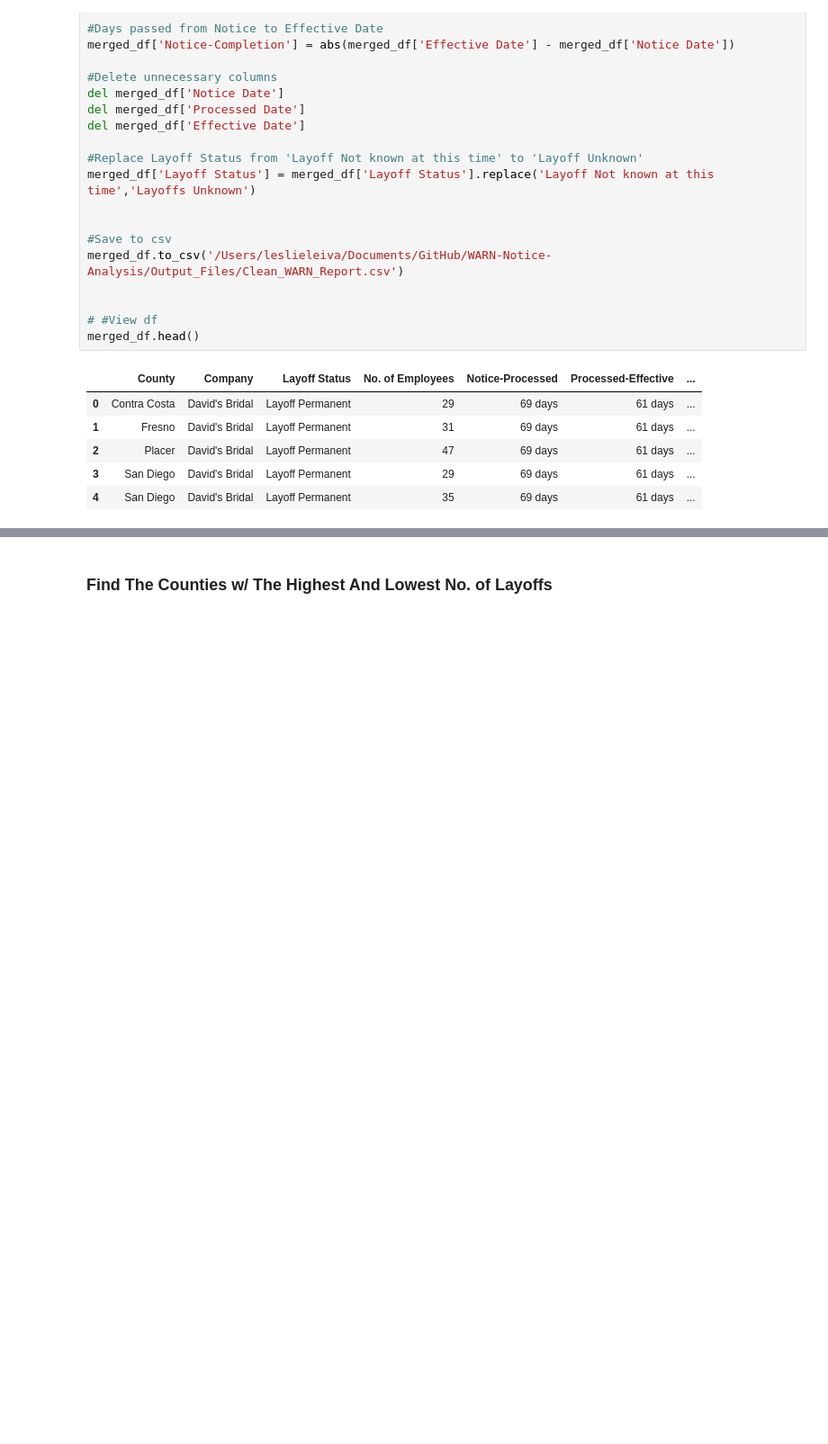
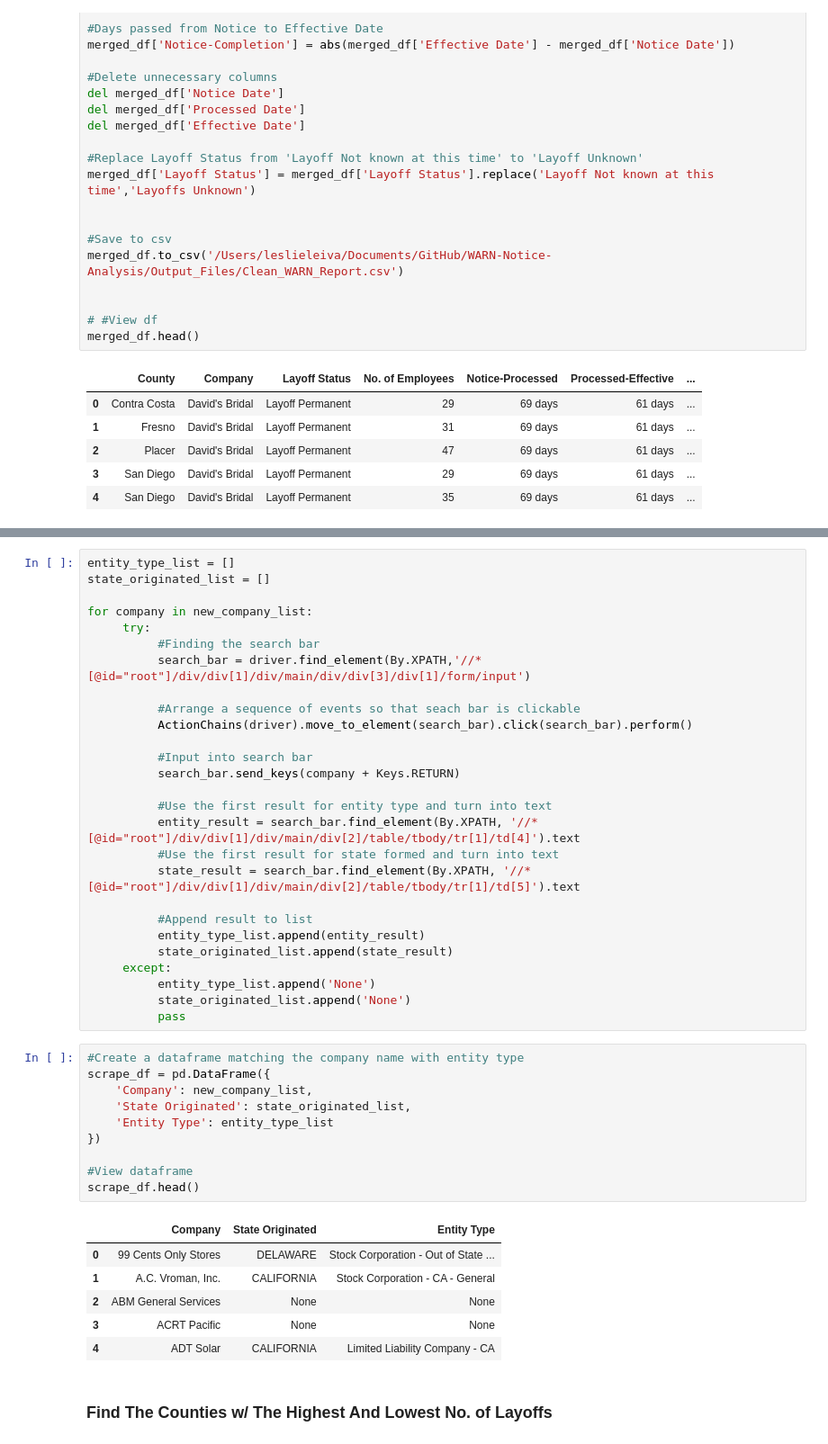
Before and after one commit to lleiva25/WARN-Notice-Analysis, a Jupyter notebook: WARN_Notice_Database_Analysis.ipynb, the cells around one changed output, grey strips where cells are left out. Shown at 90% size. Drawn from its saved outputs; the diff is of its cells as text; blank space fills up the shorter version.

Commit message:
Included webscraping for State Origin and Type

```diff
--- a/WARN_Notice_Database_Analysis.ipynb
+++ b/WARN_Notice_Database_Analysis.ipynb
@@ -891,3 +929,47 @@ merged_df.head()
+# %%
+entity_type_list = []
+state_originated_list = []
+
+for company in new_company_list:
+     try:
+          #Finding the search bar
+          search_bar = driver.find_element(By.XPATH,'//*[@id="root"]/div/div[1]/div/main/div/div[3]/div[1]/form/input')
+
+          #Arrange a sequence of events so that seach bar is clickable
+          ActionChains(driver).move_to_element(search_bar).click(search_bar).perform()
+
+          #Input into search bar
+          search_bar.send_keys(company + Keys.RETURN)
+
+          #Use the first result for entity type and turn into text
+          entity_result = search_bar.find_element(By.XPATH, '//*[@id="root"]/div/div[1]/div/main/div[2]/table/tbody/tr[1]/td[4]').text
+          #Use the first result for state formed and turn into text
+          state_result = search_bar.find_element(By.XPATH, '//*[@id="root"]/div/div[1]/div/main/div[2]/table/tbody/tr[1]/td[5]').text
+
+          #Append result to list
+          entity_type_list.append(entity_result)
+          state_originated_list.append(state_result)
+     except:
+          entity_type_list.append('None')
+          state_originated_list.append('None')
+          pass
+# %%
+#Create a dataframe matching the company name with entity type
+scrape_df = pd.DataFrame({
+    'Company': new_company_list,
+    'State Originated': state_originated_list,
+    'Entity Type': entity_type_list
+})
+
+#View dataframe
+scrape_df.head()
+# %% [output]
+|  | Company | State Originated | Entity Type |
+| 0 | 99 Cents Only Stores | DELAWARE | Stock Corporation - Out of State ... |
+| 1 | A.C. Vroman, Inc. | CALIFORNIA | Stock Corporation - CA - General |
+| 2 | ABM General Services | None | None |
+| 3 | ACRT Pacific | None | None |
+| 4 | ADT Solar | CALIFORNIA | Limited Liability Company - CA |
 # %% [markdown]
 <h3>Find The Counties w/ The Highest And Lowest No. of Layoffs </h3>
 # %%
```
Also changed, not shown: parts of 3 cells of this notebook.
